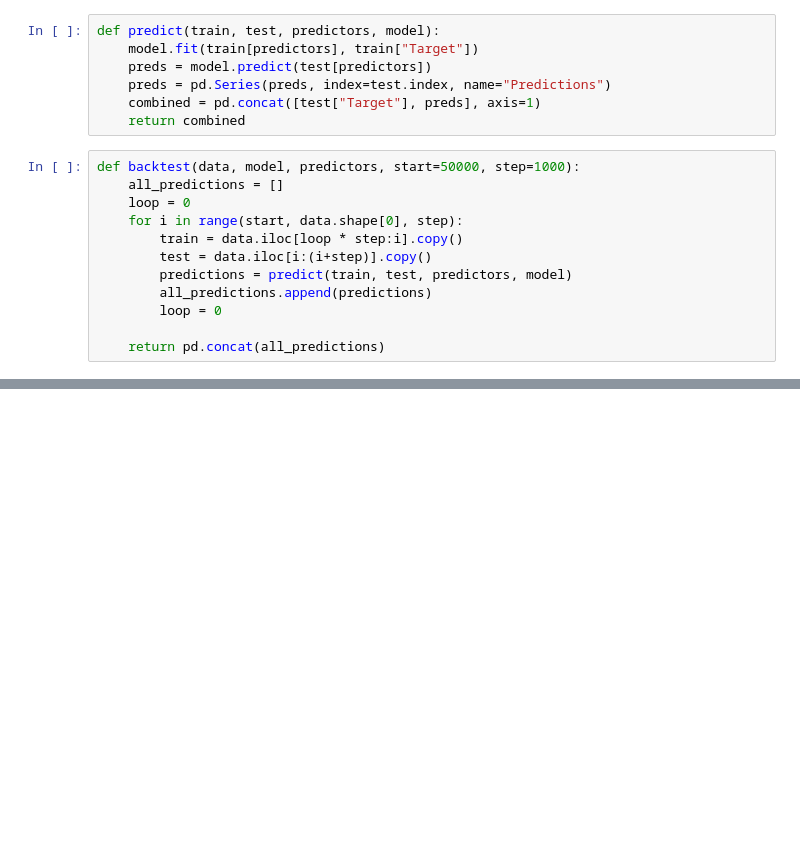
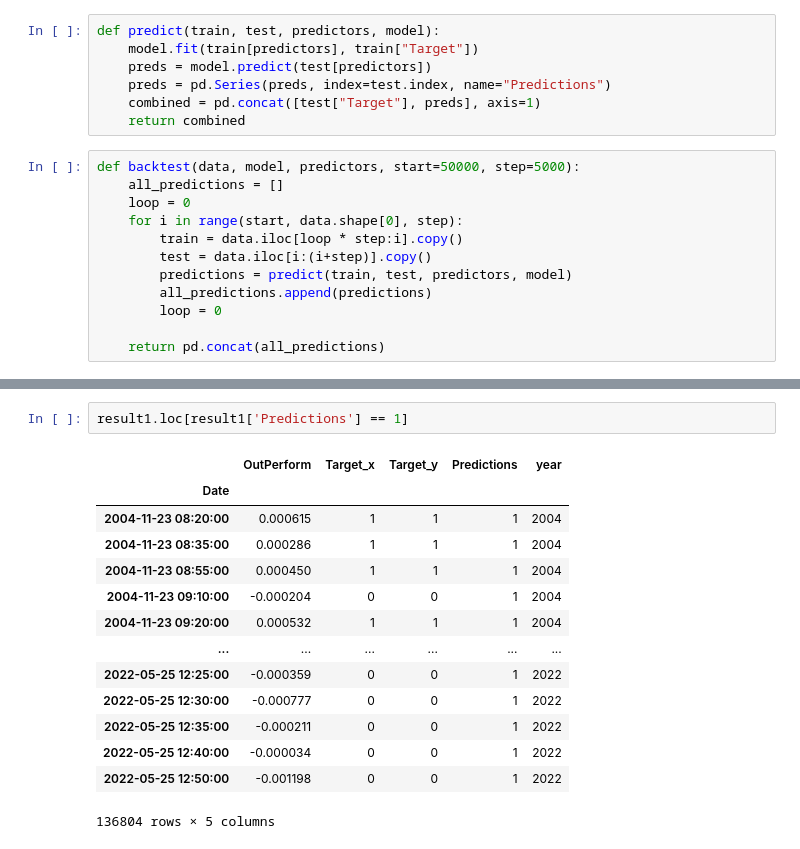
Before and after one commit to bxz2501/StockProject, a Jupyter notebook: stock/arbitrage.ipynb, the cells around one changed output, grey strips where cells are left out. Drawn from its saved outputs; the diff is of its cells as text; blank space fills up the shorter version.

```diff
--- a/stock/arbitrage.ipynb
+++ b/stock/arbitrage.ipynb
@@ -45,7 +47,7 @@ def predict(train, test, predictors, model):
     combined = pd.concat([test["Target"], preds], axis=1)
     return combined
 # %%
-def backtest(data, model, predictors, start=50000, step=1000):
+def backtest(data, model, predictors, start=50000, step=5000):
     all_predictions = []
     loop = 0
     for i in range(start, data.shape[0], step):
@@ -108,0 +127,17 @@ Name: Target, Length: 312, dtype: int32
+# %%
+result1.loc[result1['Predictions'] == 1]
+# %% [output]
+|  | OutPerform | Target_x | Target_y | Predictions | year |
+| Date |  |  |  |  |  |
+| 2004-11-23 08:20:00 | 0.000615 | 1 | 1 | 1 | 2004 |
+| 2004-11-23 08:35:00 | 0.000286 | 1 | 1 | 1 | 2004 |
+| 2004-11-23 08:55:00 | 0.000450 | 1 | 1 | 1 | 2004 |
+| 2004-11-23 09:10:00 | -0.000204 | 0 | 0 | 1 | 2004 |
+| 2004-11-23 09:20:00 | 0.000532 | 1 | 1 | 1 | 2004 |
+| ... | ... | ... | ... | ... | ... |
+| 2022-05-25 12:25:00 | -0.000359 | 0 | 0 | 1 | 2022 |
+| 2022-05-25 12:30:00 | -0.000777 | 0 | 0 | 1 | 2022 |
+| 2022-05-25 12:35:00 | -0.000211 | 0 | 0 | 1 | 2022 |
+| 2022-05-25 12:40:00 | -0.000034 | 0 | 0 | 1 | 2022 |
+| 2022-05-25 12:50:00 | -0.001198 | 0 | 0 | 1 | 2022 |
+136804 rows × 5 columns
```
Also changed, not shown: parts of 15 cells of this notebook, 4 other files.
